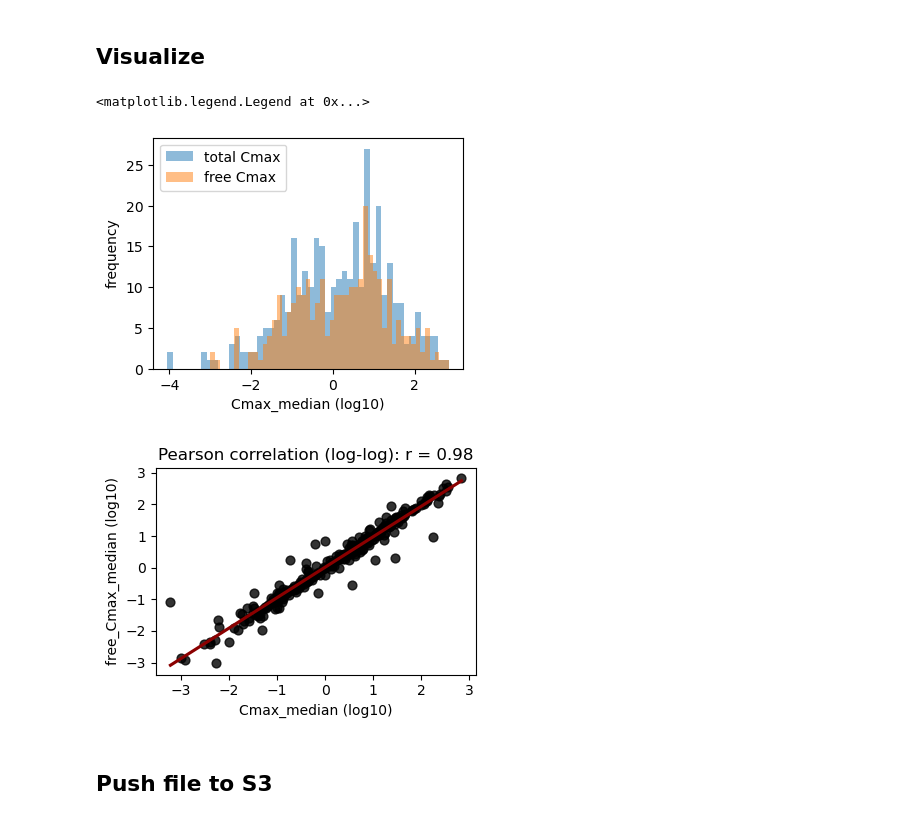
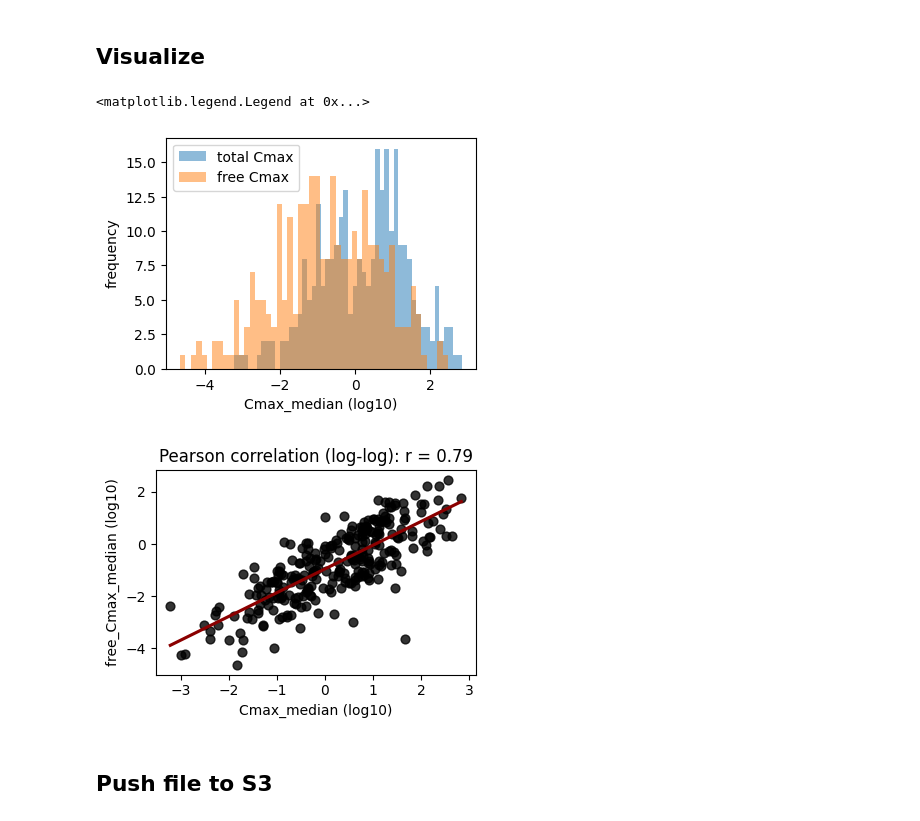
Before and after one commit to DianaLeoTang/DILImap_reproducibility, a Jupyter notebook: reproducibility/1.2_DataPrep_Cmax_Values.ipynb, the cells around one changed output. Saved outputs shown, nothing was run; the diff lists cells and outputs as text; code cells hidden in the pictures.

Commit message:
minor correction for free/total Cmax comparison

```diff
--- a/reproducibility/1.2_DataPrep_Cmax_Values.ipynb
+++ b/reproducibility/1.2_DataPrep_Cmax_Values.ipynb
@@ -54,8 +54,8 @@ df['Cmax_std'] = '+/- ' + df.loc[:, 'NCATS':'Manual'].std(axis=1, skipna=True).r
     4
 ).astype(str)
 # %%
-df['free_Cmax_median'] = df.loc[:, 'Garside14':'Dixit19'].median(axis=1, skipna=True)
-df['free_Cmax_std'] = '+/- ' + df.loc[:, 'Garside14':'Dixit19'].std(
+df['free_Cmax_median'] = df_free['free_Cmax_median'] = df_free.loc[:, 'Garside14':'Dixit19'].median(axis=1, skipna=True)
+df['free_Cmax_std'] = df_free['free_Cmax_std'] = '+/- ' + df_free.loc[:, 'Garside14':'Dixit19'].std(
     axis=1, skipna=True
 ).round(4).astype(str)
 # %% [markdown]
@@ -63,21 +69,15 @@ df['free_Cmax_std'] = '+/- ' + df.loc[:, 'Garside14':'Dixit19'].std(
 # %%
 plt.subplots(figsize=(4, 3))
-plt.hist(np.log10(df['Cmax_median']), alpha=0.5, bins=50, label='total Cmax')
-plt.hist(np.log10(df['free_Cmax_median']), alpha=0.5, bins=50, label='free Cmax')
+plt.hist(np.log10(df_filtered['Cmax_median']), alpha=0.5, bins=50, label='total Cmax')
+plt.hist(np.log10(df_filtered['free_Cmax_median']), alpha=0.5, bins=50, label='free Cmax')
 plt.xlabel('Cmax_median (log10)')
 plt.ylabel('frequency')
 plt.legend()
 # %% [output]
 <matplotlib.legend.Legend at 0x...>
-[figure, old version]
+[figure, new version]
 # %%
 from scipy.stats import pearsonr
-
-# Drop NaNs and non-positive values (log scale can't handle zero or negative)
-df_filtered = df.dropna(subset=['Cmax_median', 'free_Cmax_median']).copy()
-df_filtered = df_filtered[
-    (df_filtered['Cmax_median'] > 0) & (df_filtered['free_Cmax_median'] > 0)
-]
 
 # Compute Pearson correlation on log-transformed values
 log_x = np.log10(df_filtered['Cmax_median'])
@@ -96,6 +96,6 @@ plt.title(f'Pearson correlation (log-log): r = {r:.2f}')
 plt.tight_layout()
 plt.show()
 # %% [output]
-[figure, old version]
+[figure, new version]
 # %% [markdown]
 ## Push file to S3
```
Also changed, not shown: parts of 5 cells of this notebook, 1 other file.
